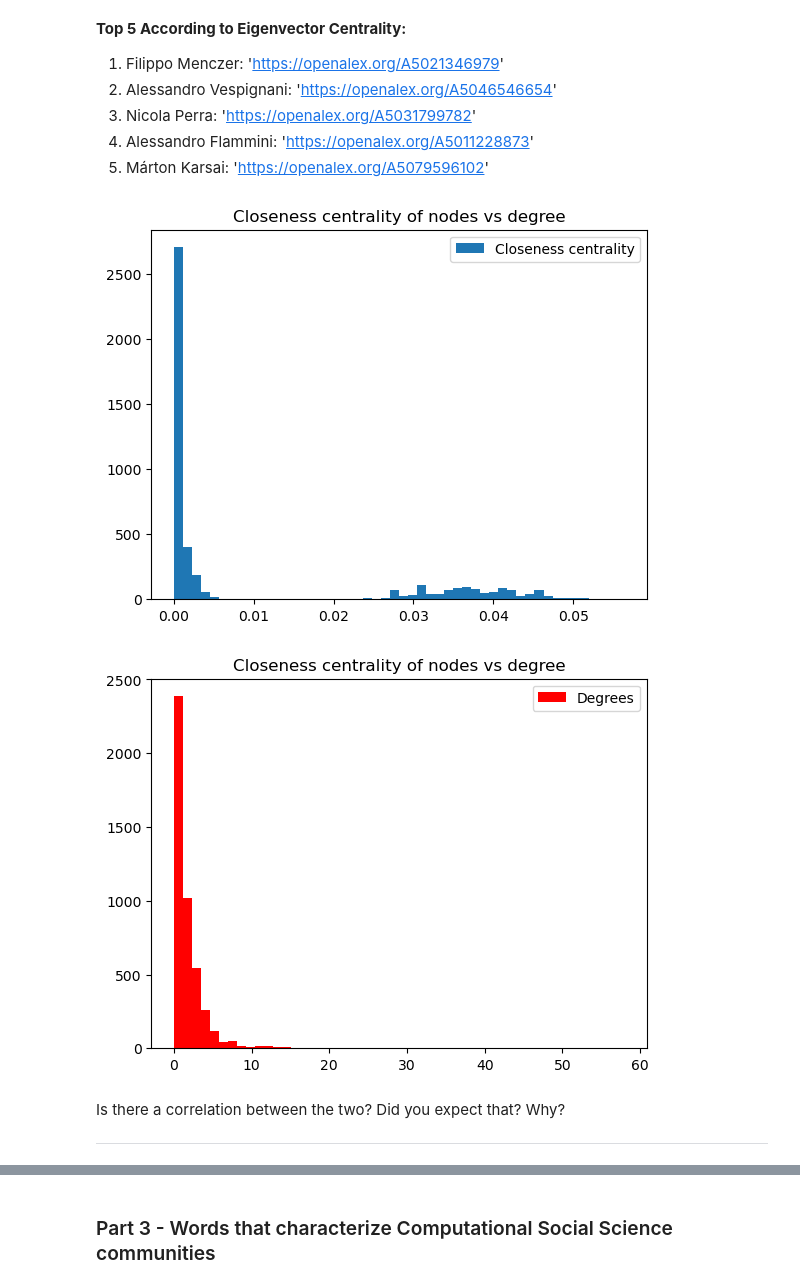
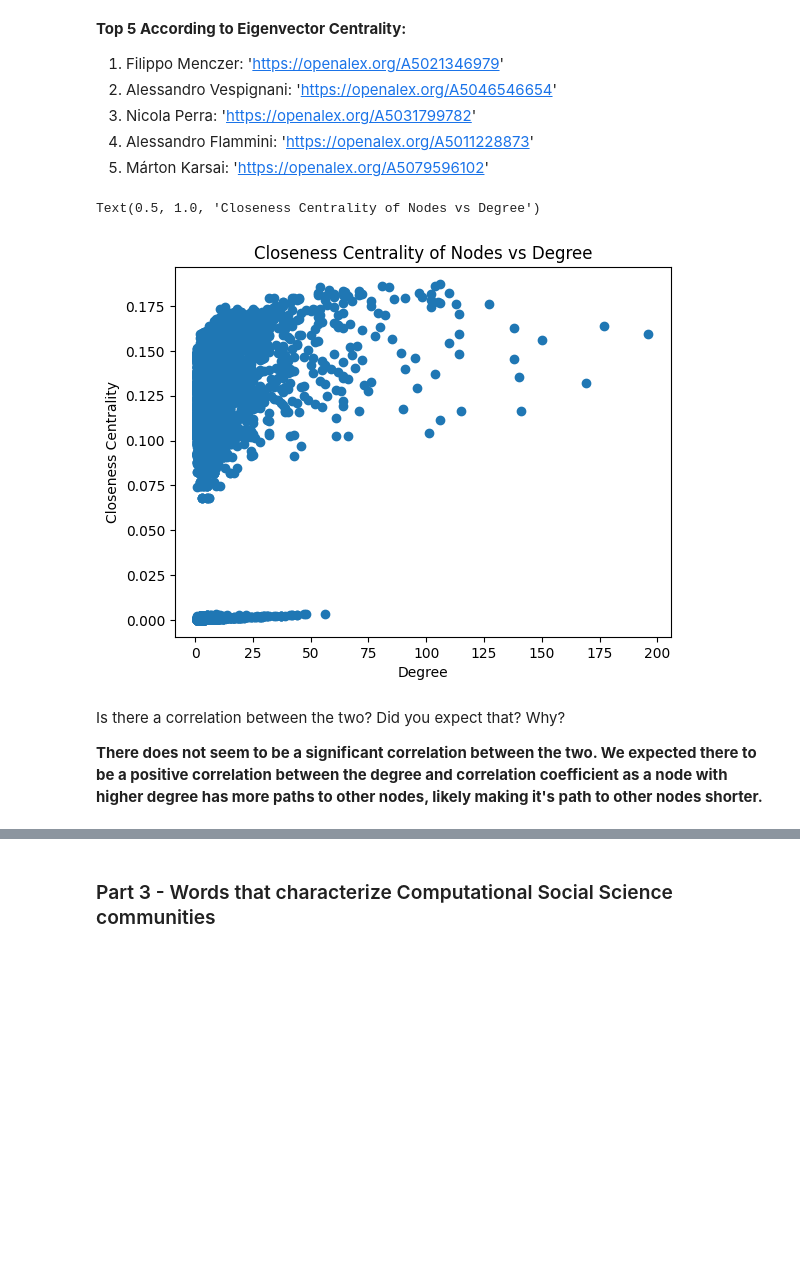
Before and after one commit to elinorfunk/compsoc_assignment2, a Jupyter notebook: Assignment2_final.ipynb, the cells around one changed output, grey strips where cells are left out. Saved outputs shown, nothing was run; the diff lists cells and outputs as text; code cells hidden in the pictures; blank space fills up the shorter version.

Commit message:
Cleaned up parts 1 and 2, fixed degree/centrality graphs

```diff
--- a/Assignment2_final.ipynb
+++ b/Assignment2_final.ipynb
@@ -395,25 +401,29 @@ Author id for top 5 authors based on EC: ['https://openalex.org/A5021346979', 'h
 # %%
 # Plot the closeness centrality of nodes vs their degree
 
-CC_values = closeness_centrality.values()
+CC_values = np.array(list(closeness_centrality.values()))
 CSS_degrees = [degree for node, degree in CSS_graph.degree()]
 
-plt.hist(CC_values, bins=50, label="Closeness centrality")
-plt.title("Closeness centrality of nodes vs degree")
-plt.legend()
-plt.show()
+plt.scatter(x = CSS_degrees, y = CC_values)
+plt.xlabel('Degree')
+plt.ylabel('Closeness Centrality')
+plt.title('Closeness Centrality of Nodes vs Degree')
+# plt.hist(CC_values, bins=50, label="Closeness centrality")
+# plt.title("Closeness centrality of nodes vs degree")
+# plt.legend()
+# plt.show()
 
-plt.hist(CSS_degrees, bins=50, color="r", label="Degrees")
-plt.title("Closeness centrality of nodes vs degree")
-plt.legend()
-plt.show()
+# plt.hist(CSS_degrees, bins=50, color="r", label="Degrees")
+# plt.title("Closeness centrality of nodes vs degree")
+# plt.legend()
+# plt.show()
 # %% [output]
+Text(0.5, 1.0, 'Closeness Centrality of Nodes vs Degree')
-[figure, old version]
+[figure, new version]
-[figure, removed]
-# %% [markdown]
-Is there a correlation between the two? Did you expect that? Why?
-
-****
+# %% [markdown]
+Is there a correlation between the two? Did you expect that? Why?
+
+**There does not seem to be a significant correlation between the two. We expected there to be a positive correlation between the degree and correlation coefficient as a node with higher degree has more paths to other nodes, likely making it's path to other nodes shorter.**
 # %%
 # Plot the eigenvector centrality of nodes vs their degree
 
```
Also changed, not shown: parts of 18 cells of this notebook.
